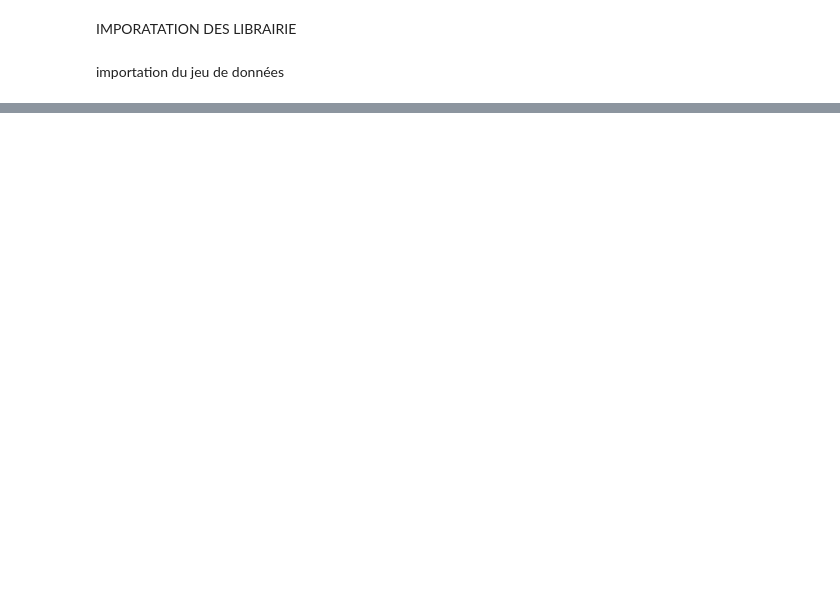
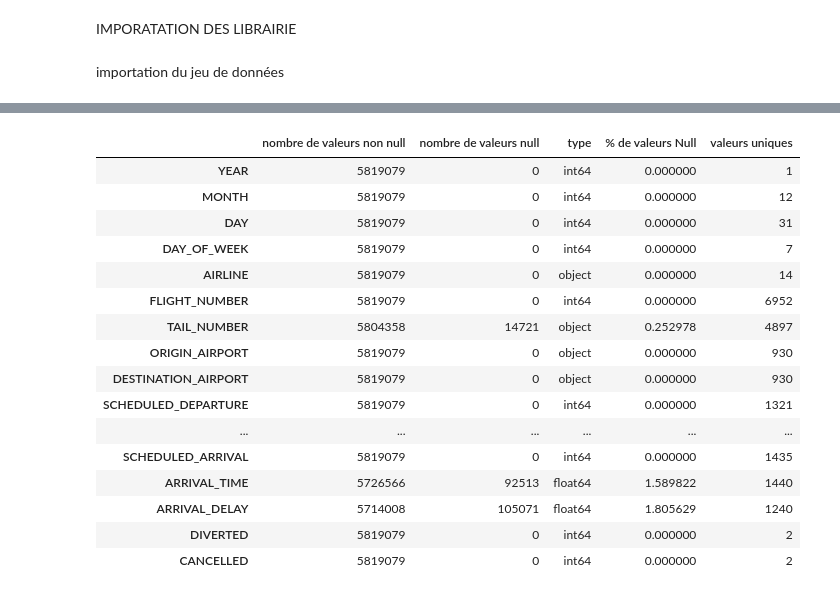
Before and after one commit to Mleandra/TP-5IAE, a Jupyter notebook: NoteBook/5iAE RANDOM generation of data.ipynb, the cells around one changed output, grey strips where cells are left out. Cells and saved outputs as stored; diff of their text form; code cells hidden in the pictures; blank space fills up the shorter version.

```diff
--- a/NoteBook/5iAE RANDOM generation of data.ipynb
+++ b/NoteBook/5iAE RANDOM generation of data.ipynb
@@ -34,0 +169,22 @@ data_info(df)
+# %%
+new_df = df.drop(["CANCELLATION_REASON","AIR_SYSTEM_DELAY","SECURITY_DELAY","AIRLINE_DELAY","LATE_AIRCRAFT_DELAY","WEATHER_DELAY"],axis =1)
+# %%
+data_info(new_df)
+# %% [output]
+|  | nombre de valeurs non null | nombre de valeurs null | type | % de valeurs Null | valeurs uniques |
+| YEAR | 5819079 | 0 | int64 | 0.000000 | 1 |
+| MONTH | 5819079 | 0 | int64 | 0.000000 | 12 |
+| DAY | 5819079 | 0 | int64 | 0.000000 | 31 |
+| DAY_OF_WEEK | 5819079 | 0 | int64 | 0.000000 | 7 |
+| AIRLINE | 5819079 | 0 | object | 0.000000 | 14 |
+| FLIGHT_NUMBER | 5819079 | 0 | int64 | 0.000000 | 6952 |
+| TAIL_NUMBER | 5804358 | 14721 | object | 0.252978 | 4897 |
+| ORIGIN_AIRPORT | 5819079 | 0 | object | 0.000000 | 930 |
+| DESTINATION_AIRPORT | 5819079 | 0 | object | 0.000000 | 930 |
+| SCHEDULED_DEPARTURE | 5819079 | 0 | int64 | 0.000000 | 1321 |
+| ... | ... | ... | ... | ... | ... |
+| SCHEDULED_ARRIVAL | 5819079 | 0 | int64 | 0.000000 | 1435 |
+| ARRIVAL_TIME | 5726566 | 92513 | float64 | 1.589822 | 1440 |
+| ARRIVAL_DELAY | 5714008 | 105071 | float64 | 1.805629 | 1240 |
+| DIVERTED | 5819079 | 0 | int64 | 0.000000 | 2 |
+| CANCELLED | 5819079 | 0 | int64 | 0.000000 | 2 |
```
Also changed, not shown: parts of 28 cells of this notebook, 4 other files.
